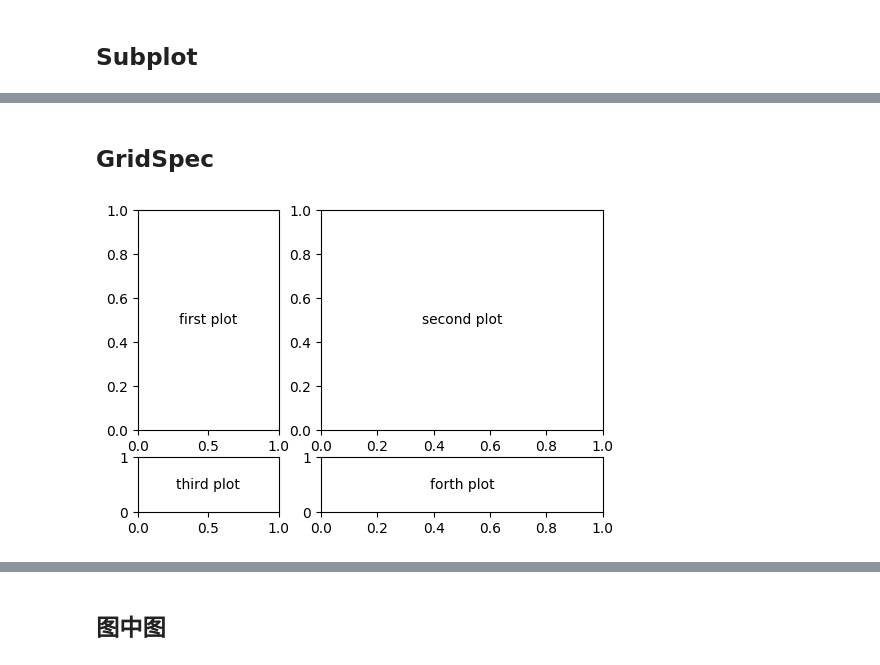
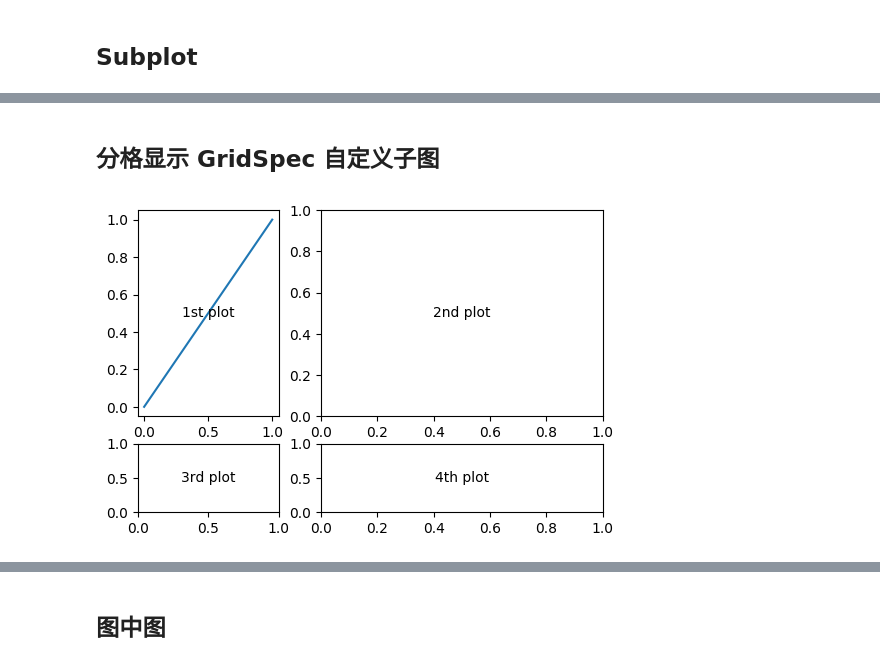
Before and after one commit to turingplanet/matplotlib-intro-tutorial, a Jupyter notebook: notebooks/5-multiple-plots.ipynb, the cells around one changed output, grey strips where cells are left out. Saved outputs shown, nothing was run; the diff lists cells and outputs as text; code cells hidden in the pictures.

```diff
--- a/notebooks/5-multiple-plots.ipynb
+++ b/notebooks/5-multiple-plots.ipynb
@@ -48,19 +66,20 @@ plt.show()
 # %% [markdown]
-## GridSpec
+## 分格显示 GridSpec 自定义子图
 # %%
 from matplotlib.gridspec import GridSpec
 # %%
-fig = plt.figure(dpi=100)
+fig = plt.figure(dpi=100) # the resolution in dots per inch
+gs = GridSpec(2, 2, width_ratios=[1, 2], height_ratios=[3, 1])
 
-gs = GridSpec(2, 2, width_ratios=[1, 2], height_ratios=[4, 1])
 ax1 = fig.add_subplot(gs[0])
-ax1.text(0.5,0.5,"first plot",verticalalignment='center', ha='center')
+ax1.text(0.5, 0.5, "1st plot",verticalalignment='center', ha='center')
+ax1.plot([0,1], [0, 1])
 ax2 = fig.add_subplot(gs[1])
-ax2.text(0.5,0.5,"second plot",verticalalignment='center', ha='center')
+ax2.text(0.5,0.5,"2nd plot",verticalalignment='center', ha='center')
 ax3 = fig.add_subplot(gs[2])
-ax3.text(0.5,0.5,"third plot",verticalalignment='center', ha='center')
+ax3.text(0.5,0.5,"3rd plot",verticalalignment='center', ha='center')
 ax4 = fig.add_subplot(gs[3])
-ax4.text(0.5,0.5,"forth plot",verticalalignment='center', ha='center')
+ax4.text(0.5,0.5,"4th plot",verticalalignment='center', ha='center')
 plt.show()
 # %% [output]
-[figure, old version]
+[figure, new version]
```
Also changed, not shown: parts of 15 cells of this notebook, 1 other file.
